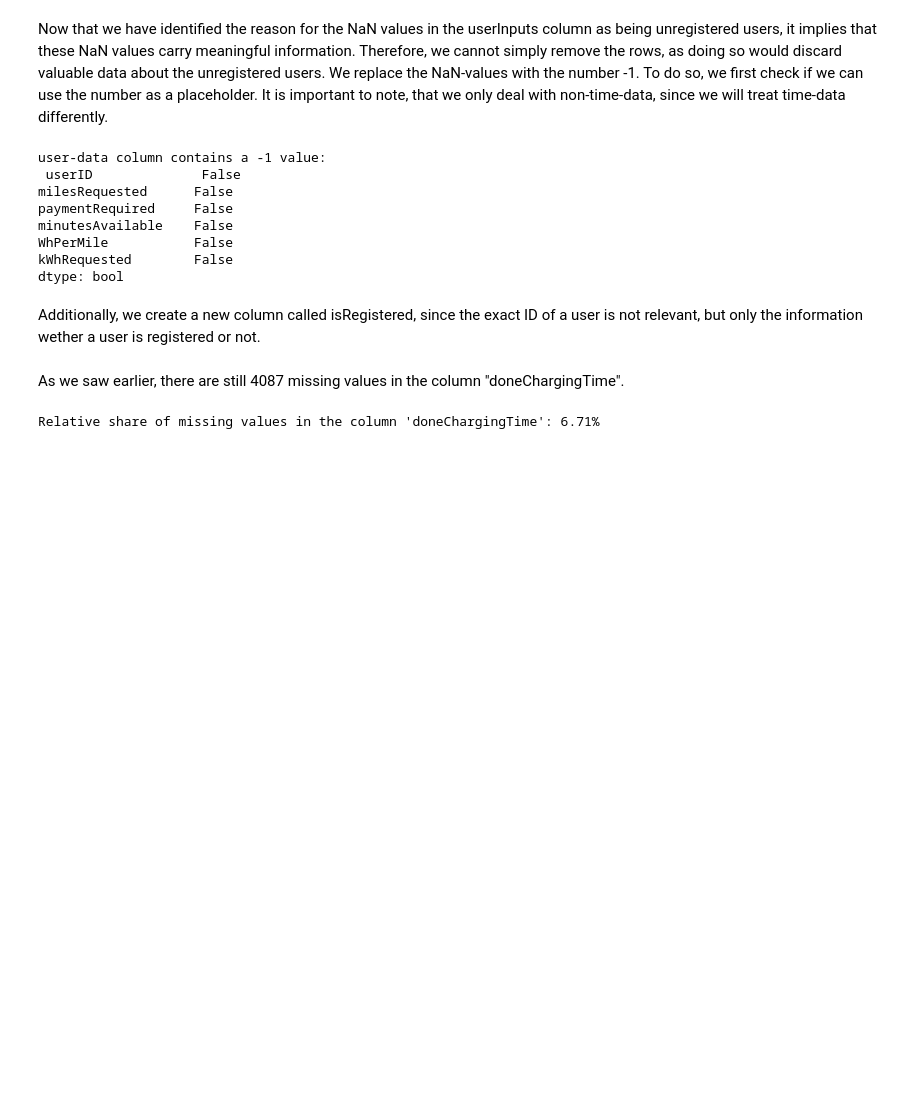
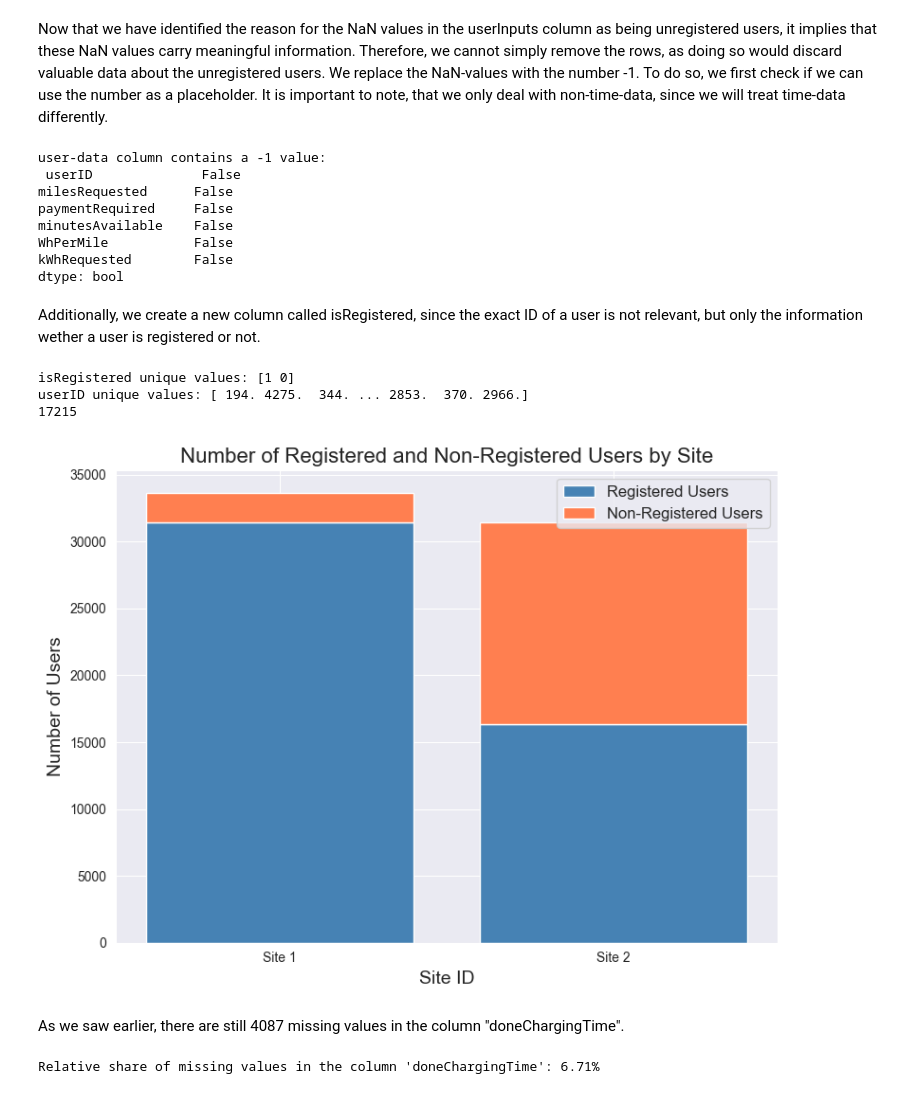
Before and after one commit to ge02/GinyuForce, a Jupyter notebook: data_prep_charging_set.ipynb, the cells around one changed output. Saved outputs shown, nothing was run; the diff lists cells and outputs as text; code cells hidden in the pictures; blank space fills up the shorter version.

Commit message:
updated cleaned charging data

```diff
--- a/data_prep_charging_set.ipynb
+++ b/data_prep_charging_set.ipynb
@@ -225,6 +212,52 @@ Additionally, we create a new column called isRegistered, since the exact ID of
 # %%
 # isRegistered should be 0 if a user is not registered (userID == NaN) and be 1 if a user is registered
 charging_set['isRegistered'] = (charging_set['userID'] != -1).astype(int)
+print("isRegistered unique values:", charging_set['isRegistered'].unique())
+print("userID unique values:", charging_set['userID'].unique())
+print((charging_set['userID'] == -1).sum())
+# %% [output]
+isRegistered unique values: [1 0]
+userID unique values: [ 194. 4275.  344. ... 2853.  370. 2966.]
+17215
+# %%
+import pandas as pd
+import matplotlib.pyplot as plt
+
+# CSV-Datei einlesen
+# charging_set = pd.read_csv("data/cleaned_charging_set.csv")
+
+# Daten für Site 1 und Site 2 filtern
+site_data = charging_set[charging_set['siteID'].isin([1, 2])]
+
+# Gruppieren nach 'siteID' und 'isRegistered' und Zählen der Einträge
+site_user_counts = site_data.groupby(['siteID', 'isRegistered']).size().unstack(fill_value=0)
+
+# Barplot-Daten vorbereiten
+site_ids = site_user_counts.index
+registered_counts = site_user_counts[1]  # Registrierte Benutzer
+non_registered_counts = site_user_counts[0] if 0 in site_user_counts.columns else [0] * len(site_ids)  # Nicht registrierte Benutzer
+
+# Gestapeltes Barchart erstellen
+fig, ax = plt.subplots(figsize=(8, 6))
+
+ax.bar(site_ids, registered_counts, label='Registered Users', color='#4682B4')
+ax.bar(site_ids, non_registered_counts, bottom=registered_counts, label='Non-Registered Users', color='#FF7F50')
+
+# Achsenbeschriftung und Titel
+ax.set_xlabel('Site ID', fontsize=14)
+ax.set_ylabel('Number of Users', fontsize=14)
+ax.set_title('Number of Registered and Non-Registered Users by Site', fontsize=16)
+
+# Achsenticks und Legende
+ax.set_xticks(site_ids)
+ax.set_xticklabels([f'Site {int(site)}' for site in site_ids])
+ax.legend(fontsize=12)
+
+# Layout und Plot anzeigen
+plt.tight_layout()
+plt.show()
+# %% [output]
+[figure, added]
 # %% [markdown]
 As we saw earlier, there are still 4087 missing values in the column "doneChargingTime".
 # %%
```
Also changed, not shown: parts of 1 cell of this notebook, 2 other files.
